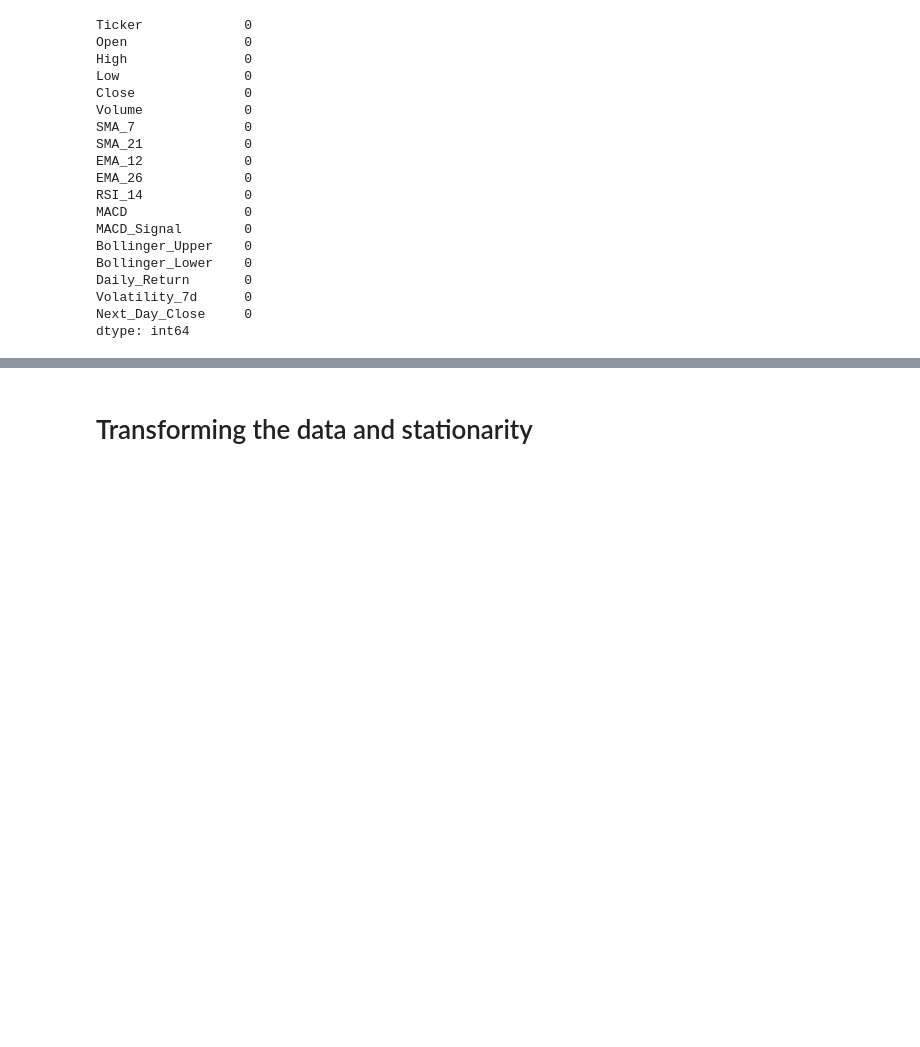
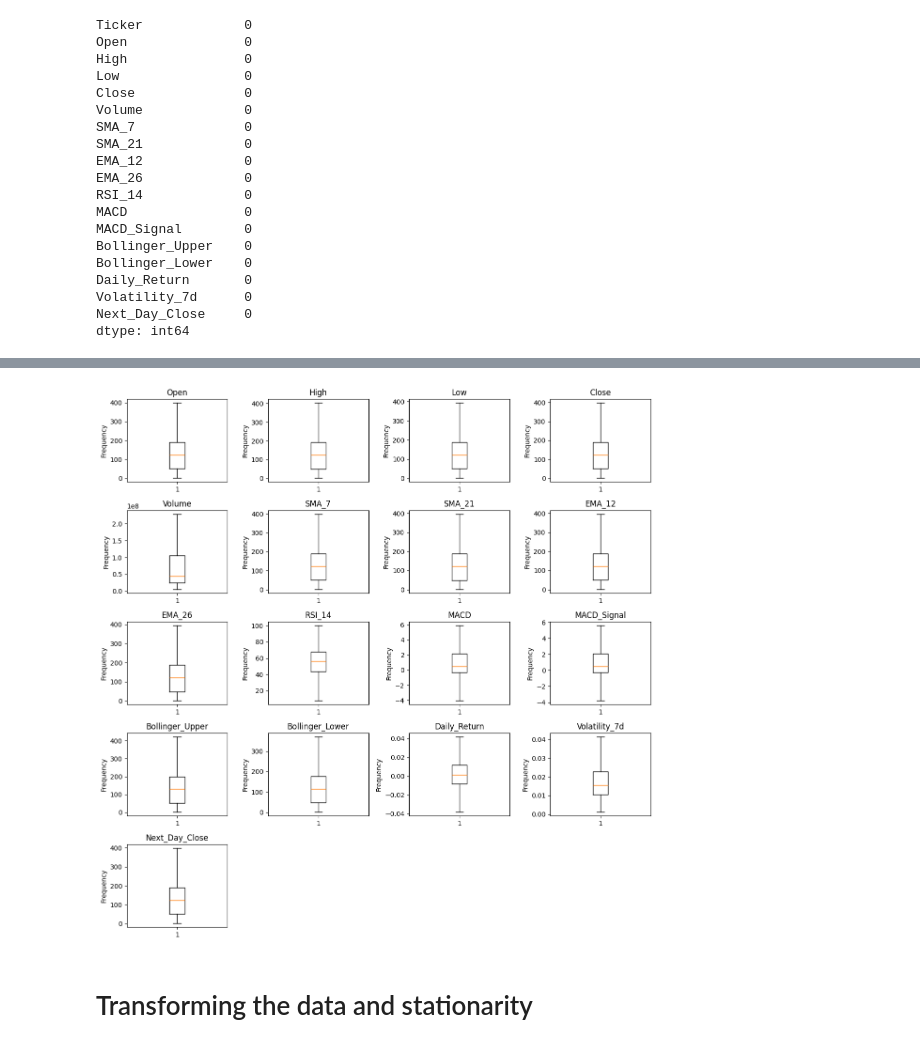
Before and after one commit to Agumekenneth/Time-series-, a Jupyter notebook: practical/ts.ipynb, the cells around one changed output, grey strips where cells are left out. Cells and saved outputs as stored; diff of their text form; code cells hidden in the pictures; blank space fills up the shorter version.

```diff
--- a/practical/ts.ipynb
+++ b/practical/ts.ipynb
@@ -127,3 +164,14 @@ dtype: int64
+# %%
+plt.figure(figsize=(12, 12))
+for i, col in enumerate(cont_data.columns):
+    plt.subplot(5, 4, i+1)
+    plt.boxplot(cont_data[col])
+    plt.title(col)
+    plt.ylabel('Frequency')
+plt.tight_layout()
+plt.show()
+# %% [output]
+[figure, added]
 # %% [markdown]
 # Transforming the data and stationarity
 # %%
```
Also changed, not shown: parts of 5 cells of this notebook.
